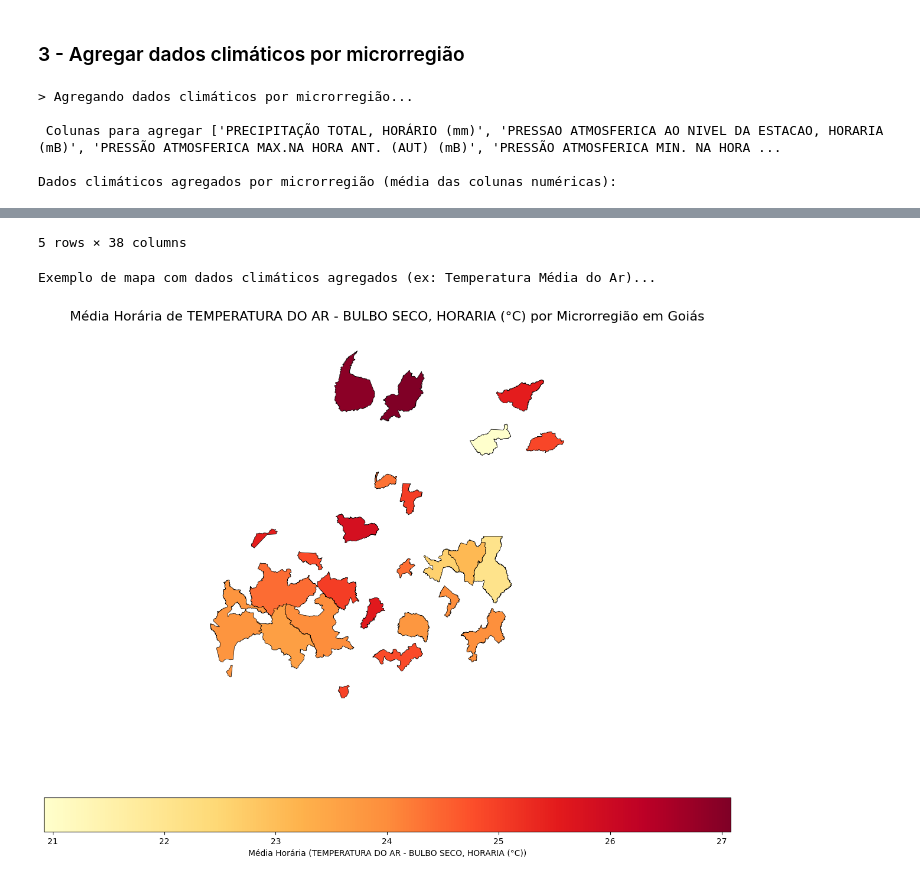
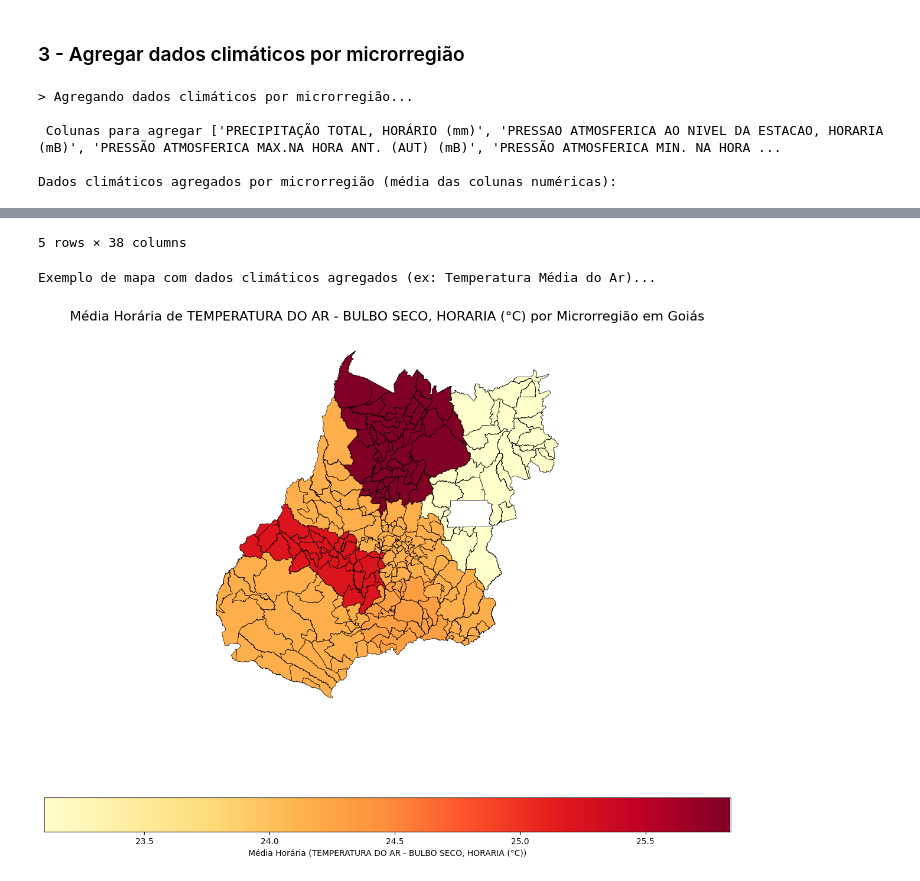
Before and after one commit to Ficheles/ml-politicas-energeticas-ifg-2025, a Jupyter notebook: exploratory_data_analysis.ipynb, the cells around one changed output, grey strips where cells are left out. Drawn from its saved outputs; the diff is of its cells as text; code cells hidden in the pictures.

Commit message:
Valores microrregiões CD_RGINT

```diff
--- a/exploratory_data_analysis.ipynb
+++ b/exploratory_data_analysis.ipynb
@@ -804,7 +801,7 @@ if colunas_para_agregar:
 
     # Agregação pela coluna de identificação da microrregião ('CD_MUN' ou 'NM_MUN')
     # Substitua 'CD_MUN' pela coluna correta de identificação da microrregião em gdf_microrregioes
-    coluna_id_microrregiao = 'CD_MUN' # Use 'NM_MUN' se preferir agrupar por nome
+    coluna_id_microrregiao = 'CD_RGINT' # Use 'NM_MUN' se preferir agrupar por nome
 
     if coluna_id_microrregiao in gdf_join.columns:
           dados_climaticos_agregados = gdf_join.groupby(coluna_id_microrregiao)[colunas_para_agregar].mean() # Exemplo: usando média para todas as colunas numéricas
@@ -831,34 +828,34 @@ if colunas_para_agregar:
                                                 edgecolor='black',
                                                 linewidth=0.5,
                                                 legend_kwds={'label': f"Média Horária ({coluna_visualizar})", 'orientation': "horizontal"})
               ax.set_title(f'Média Horária de {coluna_visualizar} por Microrregião em Goiás', fontsize=16)
               ax.set_axis_off() # Remove os eixos
               plt.show()
           else:
               print(f"\nAviso: Coluna '{coluna_visualizar}' não encontrada no DataFrame agregado para visualização. Verifique os nomes das colunas após a agregação.")
 
 
     else:
           print(f"\nErro: Coluna de identificação da microrregião '{coluna_id_microrregiao}' não encontrada no GeoDataFrame resultante do Spatial Join.")
 
 
 else:
     print("\nNenhuma coluna numérica encontrada para agregar no DataFrame de dados meteorológicos.")
 # %% [output]
 > Agregando dados climáticos por microrregião...
 
  Colunas para agregar ['PRECIPITAÇÃO TOTAL, HORÁRIO (mm)', 'PRESSAO ATMOSFERICA AO NIVEL DA ESTACAO, HORARIA (mB)', 'PRESSÃO ATMOSFERICA MAX.NA HORA ANT. (AUT) (mB)', 'PRESSÃO ATMOSFERICA MIN. NA HORA ...
 
 Dados climáticos agregados por microrregião (média das colunas numéricas):
 |  | CD_MUN | NM_MUN | CD_RGI | NM_RGI | CD_RGINT | NM_RGINT | CD_UF | NM_UF | SIGLA_UF | CD_REGIA | ... | ... |
 | 0 | 5219902 | São Francisco de Goiás | 520002 | Anápolis | 5201 | Goiânia | 52 | Goiás | GO | 5 | ... | ... |
 | 1 | 5215652 | Palestina de Goiás | 520014 | Iporá | 5204 | São Luís de Montes Belos - Iporá | 52 | Goiás | GO | 5 | ... | ... |
 | 2 | 5208400 | Goianápolis | 520002 | Anápolis | 5201 | Goiânia | 52 | Goiás | GO | 5 | ... | ... |
 | 3 | 5207105 | Diorama | 520014 | Iporá | 5204 | São Luís de Montes Belos - Iporá | 52 | Goiás | GO | 5 | ... | ... |
 | 4 | 5218607 | Rialma | 520018 | Ceres - Rialma - Goianésia | 5205 | Porangatu - Uruaçu | 52 | Goiás | GO | 5 | ... | ... |
 5 rows × 38 columns
 Exemplo de mapa com dados climáticos agregados (ex: Temperatura Média do Ar)...
-[figure, old version]
+[figure, new version]
 # %%
 import pandas as pd
 import numpy as np
```
Also changed, not shown: parts of 4 cells of this notebook.
